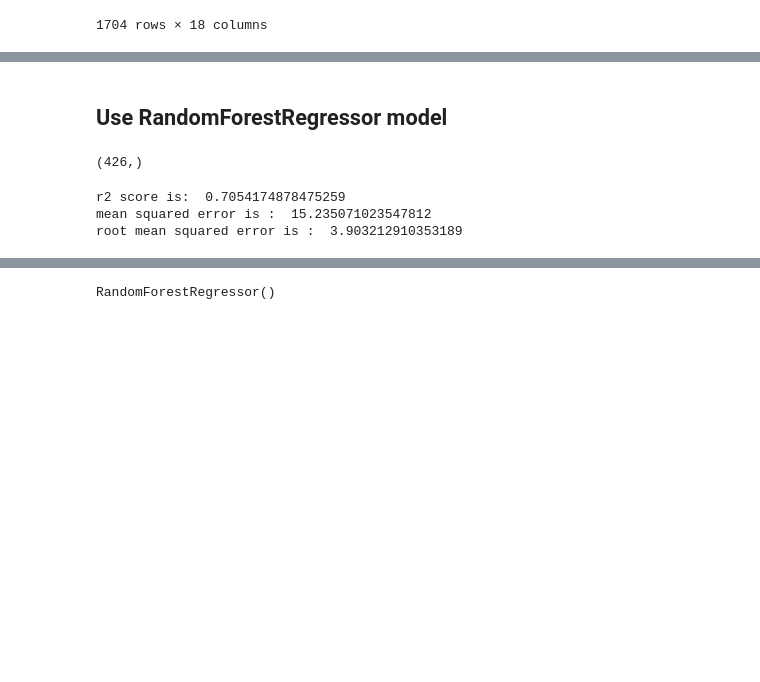
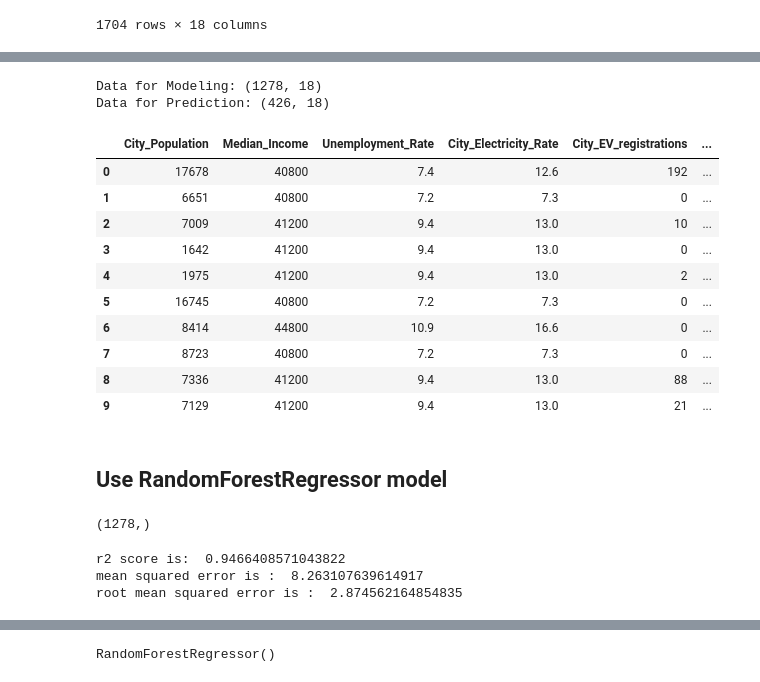
Before and after one commit to JorMerr/EV_charging_locations, a Jupyter notebook: ML-model.ipynb, the cells around one changed output, grey strips where cells are left out. Cells and saved outputs as stored; diff of their text form; code cells hidden in the pictures; blank space fills up the shorter version.

```diff
--- a/ML-model.ipynb
+++ b/ML-model.ipynb
@@ -42,10 +42,34 @@ features_df.head()
 | 2 | 1124825478 | Vancouver | BC | British Columbia | 2264823 | 40800 | 7.4 | ... |
 | 3 | 1124690423 | Calgary | AB | Alberta | 1239220 | 44800 | 10.9 | ... |
 | 4 | 1124290735 | Edmonton | AB | Alberta | 1062643 | 44800 | 10.9 | ... |
+# %%
+# Withhold 20% of dataset before training model in order to test accuracy
+features_data = features_df.sample(frac=0.75, random_state=78).reset_index(drop=True)
+unseen_data = features_df.drop(features_data.index).reset_index(drop=True)
+
+# review shape of modeling and prediction datasets
+print('Data for Modeling: ' + str(features_data.shape))
+print('Data for Prediction: ' + str(unseen_data.shape))
+# %% [output]
+Data for Modeling: (1278, 18)
+Data for Prediction: (426, 18)
 # %%
 # Drop the columns identifying each city: id, city, province_id, province_name
-features_df = features_df.drop(columns=["id", "province_id", "city", "province_name"])
-
+features_train = features_data.drop(columns=["id", "province_id", "city", "province_name"])
+features_unseen = unseen_data.drop(columns=["id", "province_id", "city", "province_name"])
+# print(features_df.shape)
 features_train.head(10)
+# %% [output]
+|  | City_Population | Median_Income | Unemployment_Rate | City_Electricity_Rate | City_EV_registrations | ... |
+| 0 | 17678 | 40800 | 7.4 | 12.6 | 192 | ... |
+| 1 | 6651 | 40800 | 7.2 | 7.3 | 0 | ... |
+| 2 | 7009 | 41200 | 9.4 | 13.0 | 10 | ... |
+| 3 | 1642 | 41200 | 9.4 | 13.0 | 0 | ... |
+| 4 | 1975 | 41200 | 9.4 | 13.0 | 2 | ... |
+| 5 | 16745 | 40800 | 7.2 | 7.3 | 0 | ... |
+| 6 | 8414 | 44800 | 10.9 | 16.6 | 0 | ... |
+| 7 | 8723 | 40800 | 7.2 | 7.3 | 0 | ... |
+| 8 | 7336 | 41200 | 9.4 | 13.0 | 88 | ... |
+| 9 | 7129 | 41200 | 9.4 | 13.0 | 21 | ... |
 # %%
 # Save categorical variable column incentives_status to variable for encoding
@@ -87,23 +106,23 @@ X_test_scaled = X_scaler.transform(X_test)
 regr = RandomForestRegressor()
 
 # Fit the model
-regr_model = regr.fit(X_train_scaled, y_train)
+regr.fit(X, y)
 
 # Make predictions
-y_pred = regr_model.predict(X_test_scaled)
+y_pred = regr.predict(X)
 print(y_pred.shape)
 # %% [output]
-(426,)
+(1278,)
 # %%
 # predict the accuracy score
-score = r2_score(y_test, y_pred)
+score = r2_score(y, y_pred)
 print('r2 score is: ', score)
-print('mean squared error is : ', mean_squared_error(y_test, y_pred))
-print('root mean squared error is : ', np.sqrt(mean_squared_error(y_test, y_pred)))
+print('mean squared error is : ', mean_squared_error(y, y_pred))
+print('root mean squared error is : ', np.sqrt(mean_squared_error(y, y_pred)))
 # %% [output]
-r2 score is:  0.7054174878475259
-mean squared error is :  15.235071023547812
-root mean squared error is :  3.903212910353189
+r2 score is:  0.9466408571043822
+mean squared error is :  8.263107639614917
+root mean squared error is :  2.874562164854835
 # %%
 print(y_pred)
 # %% [output]
```
Also changed, not shown: parts of 19 cells of this notebook, 10 other files.
